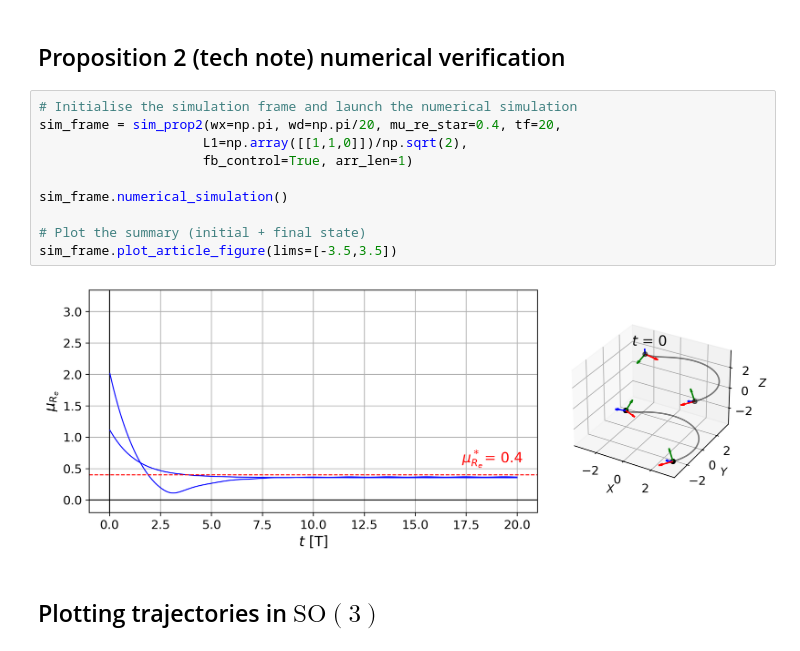
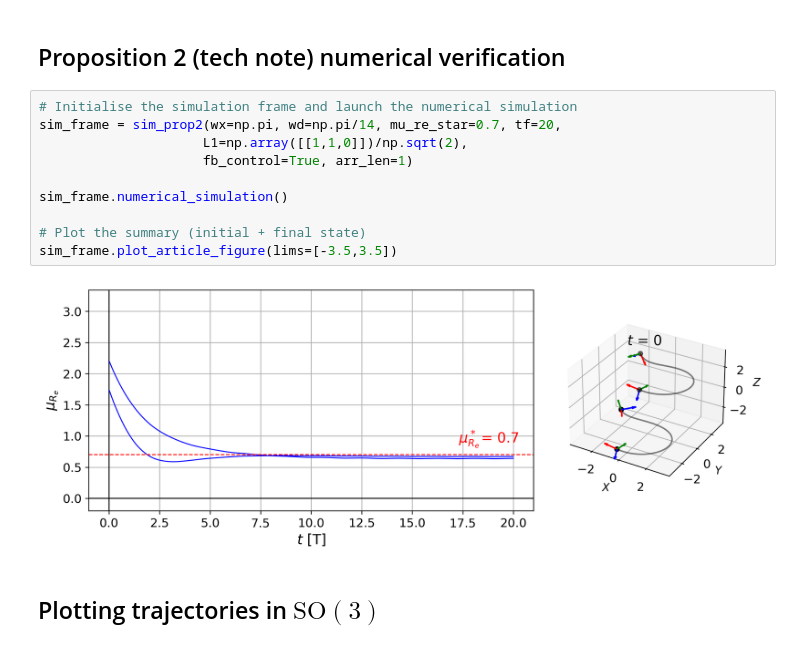
Before and after one commit to jesusBV20/source_seeking_3D, a Jupyter notebook: _simple_heading_control.ipynb, the cells around one changed output. Drawn from its saved outputs; the diff is of its cells as text.

```diff
--- a/_simple_heading_control.ipynb
+++ b/_simple_heading_control.ipynb
@@ -119,16 +150,16 @@ Animation parameters:  {'fps': 60.0, 'tf': 20, 'frames': 1199}
 ## Proposition 2 (tech note) numerical verification
 # %%
 # Initialise the simulation frame and launch the numerical simulation
-sim_frame = sim_prop2(wx=np.pi, wd=np.pi/20, mu_re_star=0.4, tf=20,
+sim_frame = sim_prop2(wx=np.pi, wd=np.pi/14, mu_re_star=0.7, tf=20,
                      L1=np.array([[1,1,0]])/np.sqrt(2),
                      fb_control=True, arr_len=1)
 
 sim_frame.numerical_simulation()
 
 # Plot the summary (initial + final state)
 sim_frame.plot_article_figure(lims=[-3.5,3.5])
 # %% [output]
-[figure, old version]
+[figure, new version]
 # %% [markdown]
 ## Plotting trajectories in $\mathrm{SO}(3)$
 # %%
```
Also changed, not shown: parts of 6 cells of this notebook, 4 other files.
